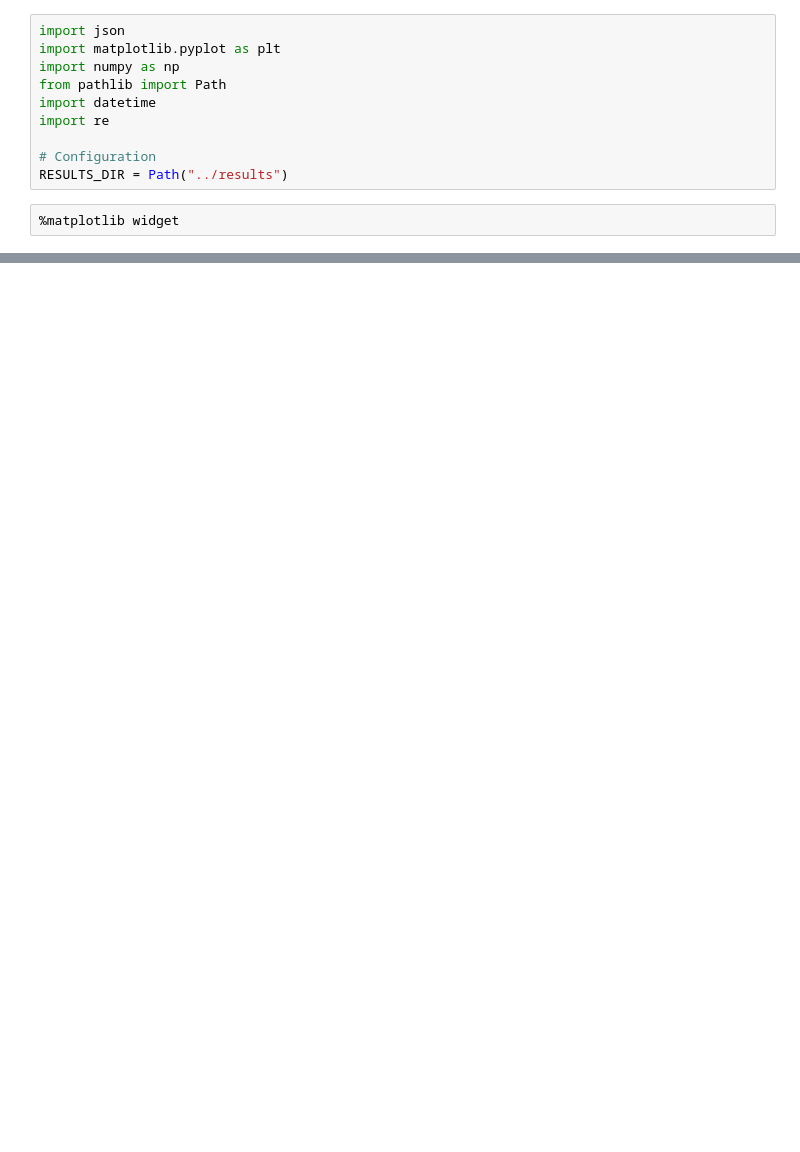
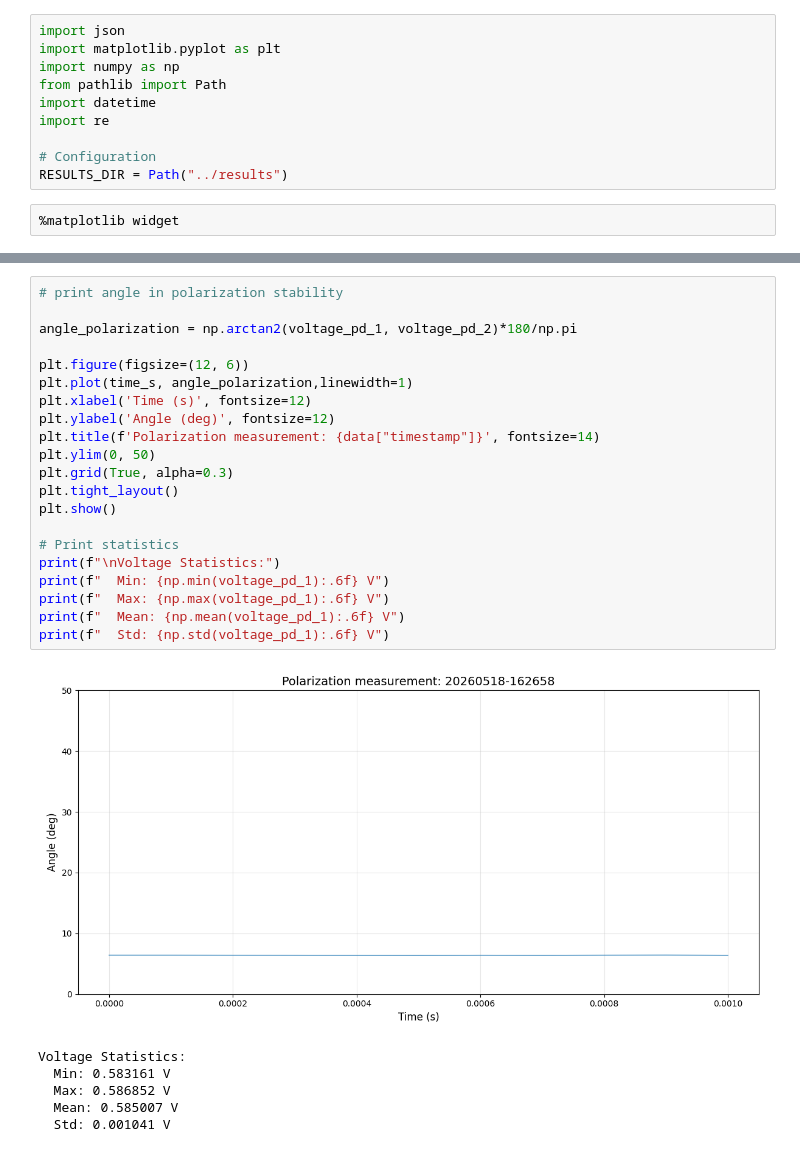
Before and after one commit to Harshghub/testing_aom, a Jupyter notebook: measurement/analysis.ipynb, the cells around one changed output, grey strips where cells are left out. Drawn from its saved outputs; the diff is of its cells as text; blank space fills up the shorter version.

```diff
--- a/measurement/analysis.ipynb
+++ b/measurement/analysis.ipynb
@@ -99,0 +103,28 @@ Voltage Statistics:
+# %%
+# print angle in polarization stability
+
+angle_polarization = np.arctan2(voltage_pd_1, voltage_pd_2)*180/np.pi
+
+plt.figure(figsize=(12, 6))
+plt.plot(time_s, angle_polarization,linewidth=1)
+plt.xlabel('Time (s)', fontsize=12)
+plt.ylabel('Angle (deg)', fontsize=12)
+plt.title(f'Polarization measurement: {data["timestamp"]}', fontsize=14)
+plt.ylim(0, 50)
+plt.grid(True, alpha=0.3)
+plt.tight_layout()
+plt.show()
+
+# Print statistics
+print(f"\nVoltage Statistics:")
+print(f"  Min: {np.min(voltage_pd_1):.6f} V")
+print(f"  Max: {np.max(voltage_pd_1):.6f} V")
+print(f"  Mean: {np.mean(voltage_pd_1):.6f} V")
+print(f"  Std: {np.std(voltage_pd_1):.6f} V")
+# %% [output]
+[figure, added]
+Voltage Statistics:
+  Min: 0.583161 V
+  Max: 0.586852 V
+  Mean: 0.585007 V
+  Std: 0.001041 V
```
Also changed, not shown: parts of 4 cells of this notebook, 5 other files.
